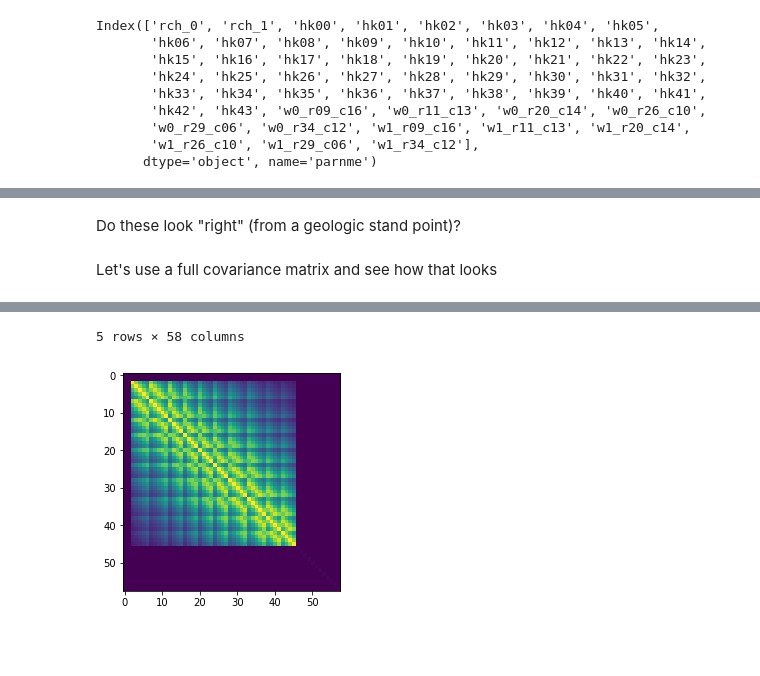
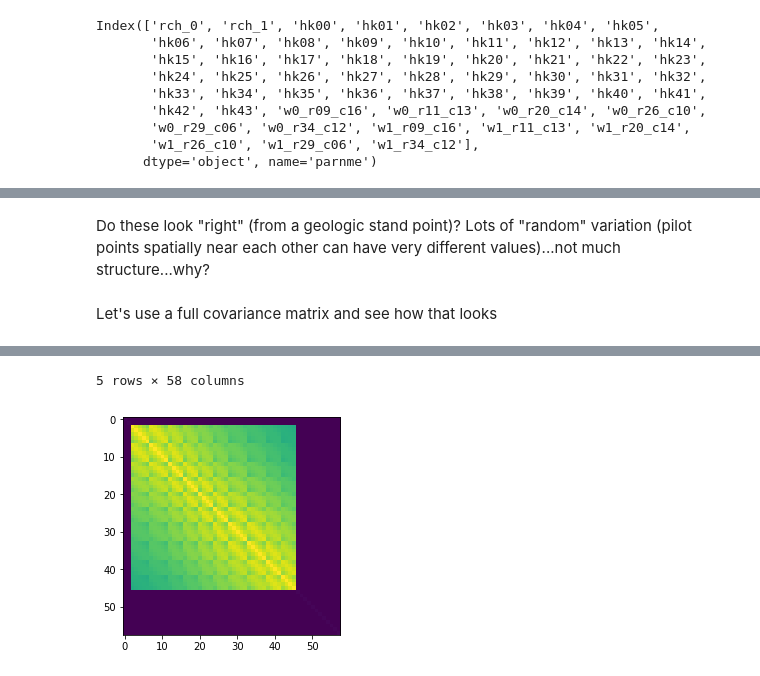
Before and after one commit to mnfienen/GW1876, a Jupyter notebook: activities/freyberg_pilot_points_monte_carlo/freyberg_pilot_points_monte_carlo.ipynb, the cells around one changed output, grey strips where cells are left out. Cells and saved outputs as stored; diff of their text form; code cells hidden in the pictures; blank space fills up the shorter version.

Commit message:
working on various monte carlo notebooks

```diff
--- a/activities/freyberg_pilot_points_monte_carlo/freyberg_pilot_points_monte_carlo.ipynb
+++ b/activities/freyberg_pilot_points_monte_carlo/freyberg_pilot_points_monte_carlo.ipynb
@@ -17,10 +18,10 @@ Adapted from the examples provided with `pyemu`
 # %% [markdown]
 ## Using `pyemu`
 # %%
-import freyberg_setup
-freyberg_setup.setup_pest_pp()
-working_dir = freyberg_setup.WORKING_DIR_PP
-pst_name = freyberg_setup.PST_NAME_PP
+import freyberg_setup as fs
+fs.setup_pest_pp()
+working_dir = fs.WORKING_DIR_PP
+pst_name = fs.PST_NAME_PP
 # %% [output]
 ['.DS_Store', 'botm.ref', 'extract_zone_array.py', 'forecasts_true.csv', 'freyberg.bas', 'freyberg.dbf', 'freyberg.dis', 'freyberg.hds', 'freyberg.heads', 'freyberg.heads_potobs.ins', 'freyberg.hyd',  ...
 
@@ -46,6 +49,4 @@ os.getcwd()
 # %%
-pst_file = freyberg_setup.PST_NAME_PP
-working_dir = freyberg_setup.WORKING_DIR_PP
 pst = pyemu.Pst(os.path.join(working_dir,pst_name))
 # %%
 mc = pyemu.MonteCarlo(pst=pst,verbose=False)
@@ -125,18 +138,12 @@ plot_first_10_reals(mc.parensemble)
 # %% [markdown]
-Do these look "right" (from a geologic stand point)?
+Do these look "right" (from a geologic stand point)? Lots of "random" variation (pilot points spatially near each other can have very different values)...not much structure...why?
 # %% [markdown]
 Let's use a full covariance matrix and see how that looks
 # %%
-v = pyemu.geostats.ExpVario(contribution=1.0,a=20000,anisotropy=5.5,bearing=45)
+v = pyemu.geostats.ExpVario(contribution=1.0,a=20000,anisotropy=1.0,bearing=0.0)
 gs = pyemu.utils.geostats.GeoStruct(variograms=[v])
-#gs.variograms[0].a=10000
-#gs.variograms[0].contribution=0.01
-#gs.variograms[0].anisotropy = 10.0
-# pp_df = pyemu.utils.gw_utils.pp_file_to_dataframe("points1.dat")
-# parcov_hk = gs.covariance_matrix(pp_df.x,pp_df.y,pp_df.name)
-# parcov_full = parcov_hk.extend(parcov_rch)
 pp_tpl = os.path.join(working_dir,"hkpp.dat.tpl")
-cov = pyemu.helpers.pilotpoint_prior_builder(pst=mc.pst,struct_dict={gs:pp_tpl})
+cov = pyemu.helpers.geostatistical_prior_builder(pst=mc.pst,struct_dict={gs:pp_tpl})
 plt.imshow(cov.x,interpolation="nearest")
 cov.to_dataframe().head()
 # %% [output]
@@ -149,5 +156,5 @@ cov.to_dataframe().head()
 5 rows × 58 columns
-[figure, old version]
+[figure, new version]
 # %%
 mc_full = pyemu.MonteCarlo(pst=pst,parcov=cov)
 # %%
```
Also changed, not shown: parts of 26 cells of this notebook, 2 other files.
